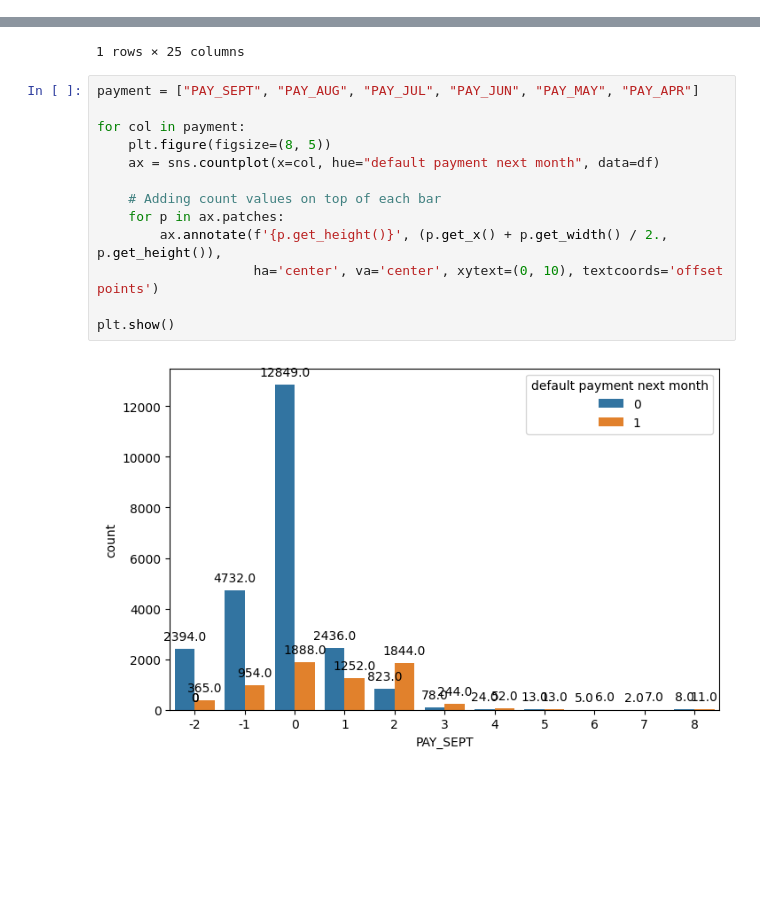
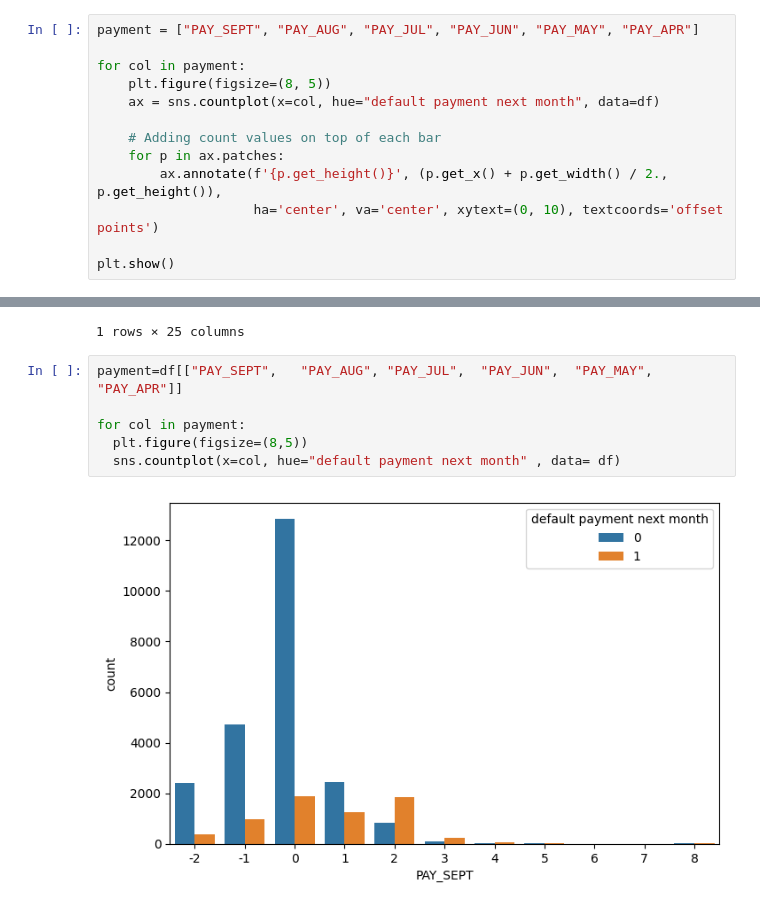
Before and after one commit to kota-Git/Credit_Card_Fraud_Detection_Real_Time, a Jupyter notebook: note_book/1_EDA_on_Credit_card.ipynb, the cells around one changed output, grey strips where cells are left out. Saved outputs shown, nothing was run; the diff lists cells and outputs as text; blank space fills up the shorter version.

```diff
--- a/note_book/1_EDA_on_Credit_card.ipynb
+++ b/note_book/1_EDA_on_Credit_card.ipynb
@@ -871,0 +880,13 @@ paid_month=["PAY_AMT_SEPT","PAY_AMT_AUG","PAY_AMT_JUL","PAY_AMT_JUN","PAY_AMT_MA
+# %%
+payment = ["PAY_SEPT", "PAY_AUG", "PAY_JUL", "PAY_JUN", "PAY_MAY", "PAY_APR"]
+
+for col in payment:
+    plt.figure(figsize=(8, 5))
+    ax = sns.countplot(x=col, hue="default payment next month", data=df)
+
+    # Adding count values on top of each bar
+    for p in ax.patches:
+        ax.annotate(f'{p.get_height()}', (p.get_x() + p.get_width() / 2., p.get_height()),
+                    ha='center', va='center', xytext=(0, 10), textcoords='offset points')
+
+plt.show()
@@ -876,17 +1018,10 @@ df.head(1)
 | 0 | 1 | 20000 | 2 | 2 | 1 | 24 | 2 | 2 | -1 | -1 | ... |
 1 rows × 25 columns
 # %%
-payment = ["PAY_SEPT", "PAY_AUG", "PAY_JUL", "PAY_JUN", "PAY_MAY", "PAY_APR"]
+payment=df[["PAY_SEPT",   "PAY_AUG", "PAY_JUL",  "PAY_JUN",  "PAY_MAY",  "PAY_APR"]]
 
 for col in payment:
-    plt.figure(figsize=(8, 5))
-    ax = sns.countplot(x=col, hue="default payment next month", data=df)
-
-    # Adding count values on top of each bar
-    for p in ax.patches:
-        ax.annotate(f'{p.get_height()}', (p.get_x() + p.get_width() / 2., p.get_height()),
-                    ha='center', va='center', xytext=(0, 10), textcoords='offset points')
-
-plt.show()
+  plt.figure(figsize=(8,5))
+  sns.countplot(x=col, hue="default payment next month" , data= df)
 # %% [output]
-[figure, old version]
+[figure, new version]
```
Also changed, not shown: parts of 17 cells of this notebook.
